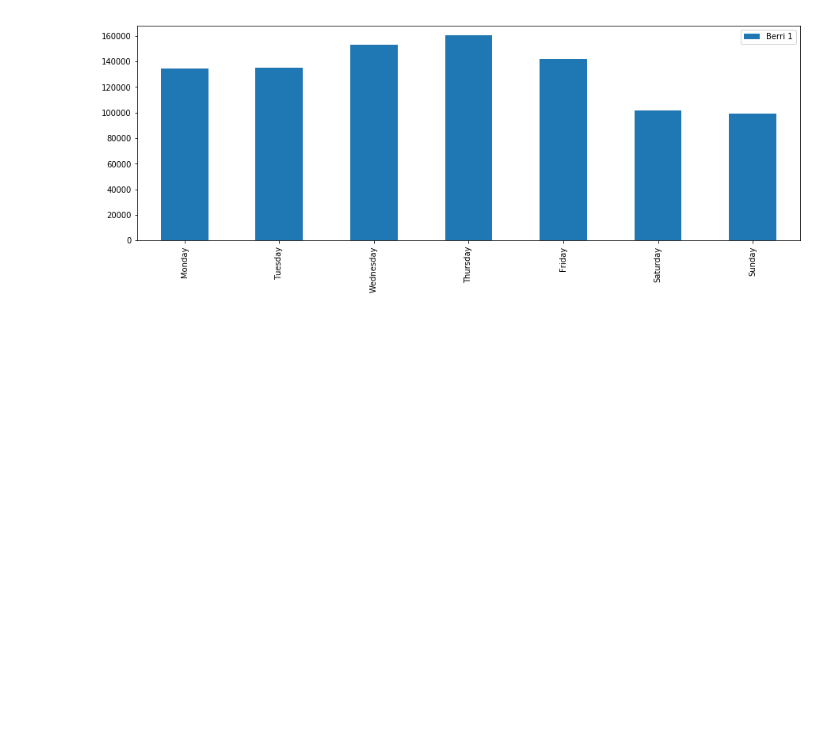
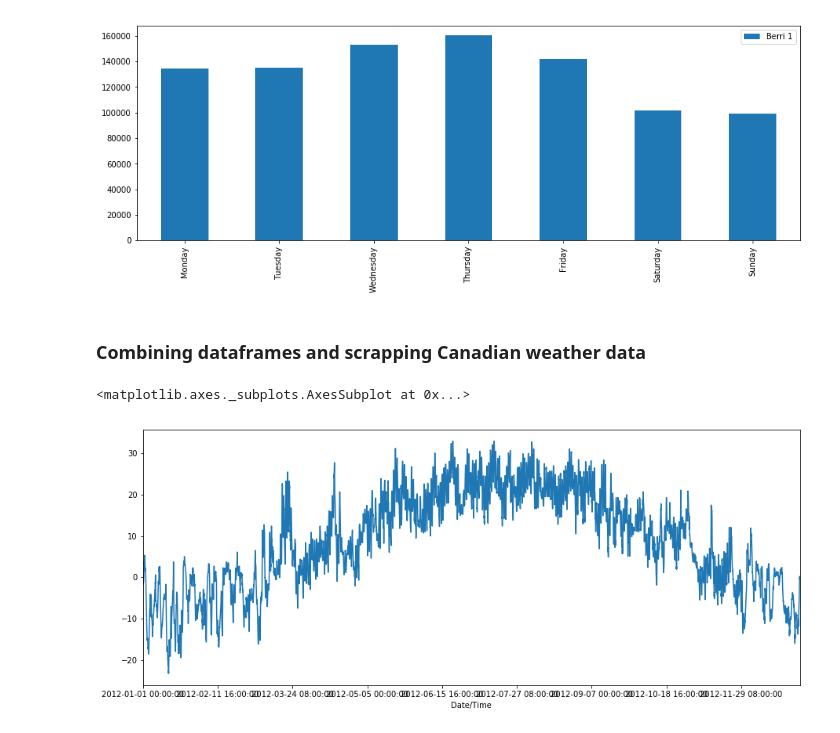
Before and after one commit to stenivan/pandas, a Jupyter notebook: Pandas Cookbook by Julia Evans.ipynb, the cells around one changed output. Cells and saved outputs as stored; diff of their text form; code cells hidden in the pictures; blank space fills up the shorter version.

```diff
--- a/Pandas Cookbook by Julia Evans.ipynb
+++ b/Pandas Cookbook by Julia Evans.ipynb
@@ -396,3 +398,5 @@ weekday_counts.plot(kind='bar')
 # %% [output]
 <matplotlib.axes._subplots.AxesSubplot at 0x...>
 [figure]
+# %% [markdown]
+### Combining dataframes and scrapping Canadian weather data
@@ -398,0 +406,6 @@ weekday_counts.plot(kind='bar')
+# %%
+weather_2012_final = pd.read_csv('weather_2012.csv', index_col='Date/Time')
+weather_2012_final['Temp (C)'].plot(figsize=(15,6))
+# %% [output]
+<matplotlib.axes._subplots.AxesSubplot at 0x...>
+[figure, added]
```
Also changed, not shown: parts of 48 cells of this notebook.
